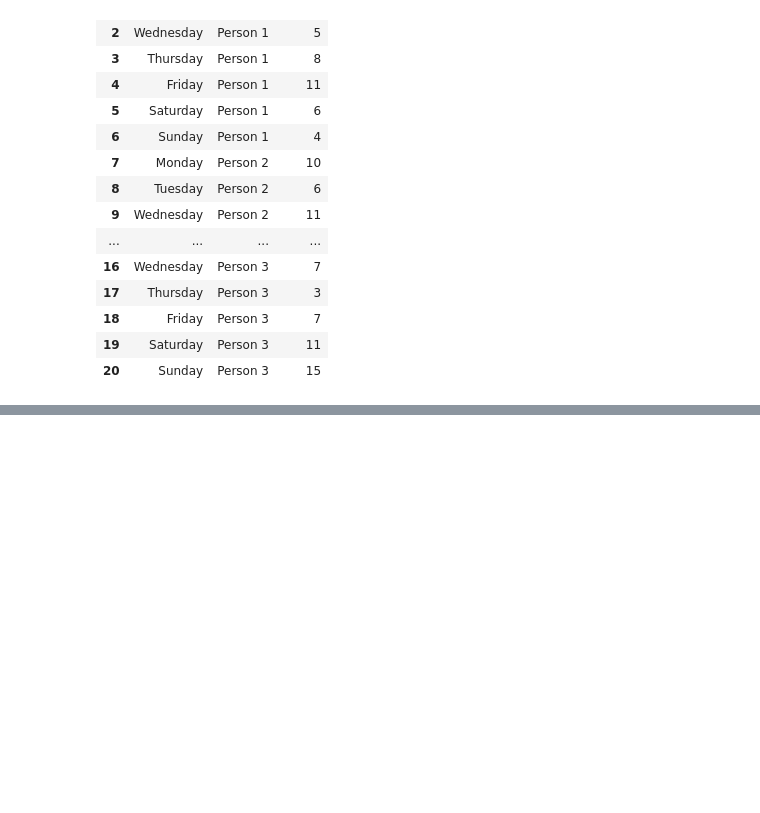
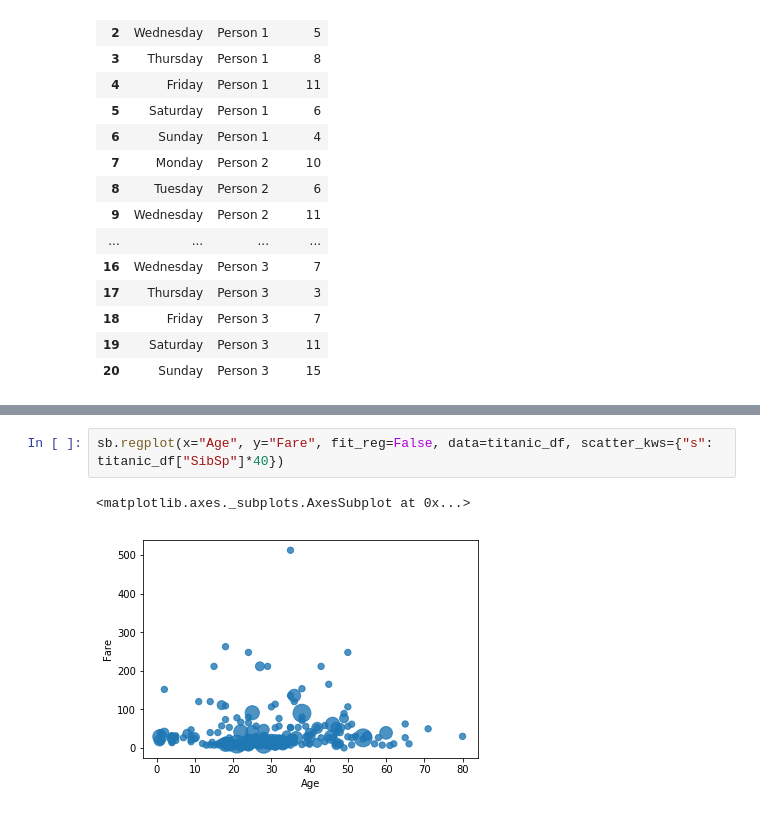
Before and after one commit to jayceazua/ds-1-1, a Jupyter notebook: Notebooks/conditional_prob.ipynb, the cells around one changed output, grey strips where cells are left out. Drawn from its saved outputs; the diff is of its cells as text; blank space fills up the shorter version.

```diff
--- a/Notebooks/conditional_prob.ipynb
+++ b/Notebooks/conditional_prob.ipynb
@@ -246,0 +285,5 @@ melted
+# %%
+sb.regplot(x="Age", y="Fare", fit_reg=False, data=titanic_df, scatter_kws={"s": titanic_df["SibSp"]*40})
+# %% [output]
+<matplotlib.axes._subplots.AxesSubplot at 0x...>
+[figure, added]
```
Also changed, not shown: parts of 15 cells of this notebook.
